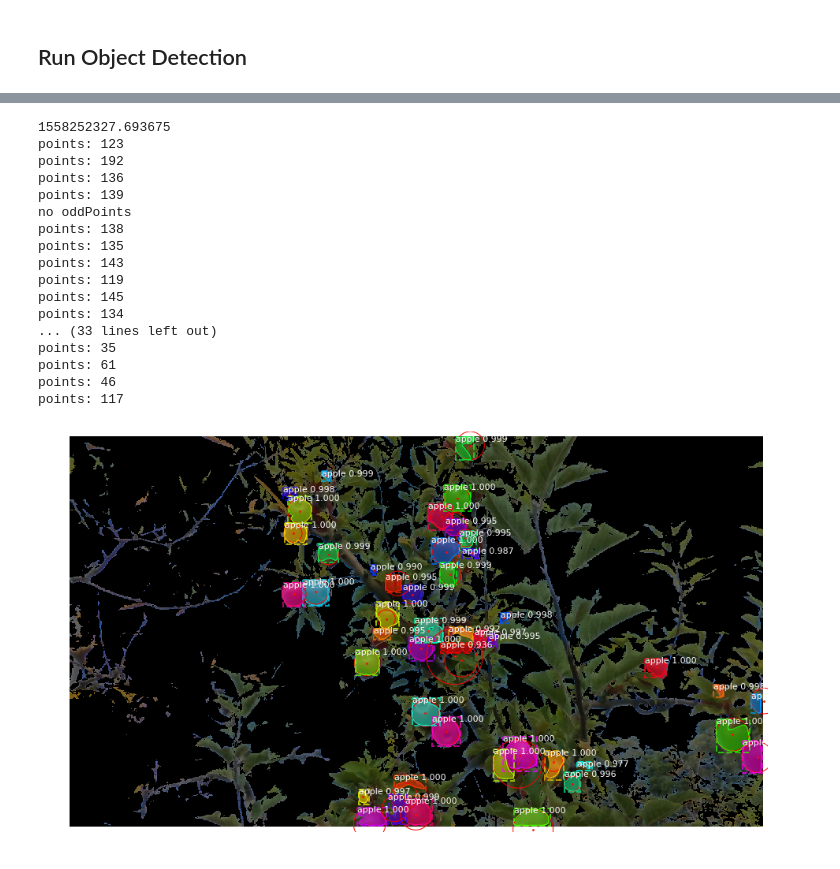
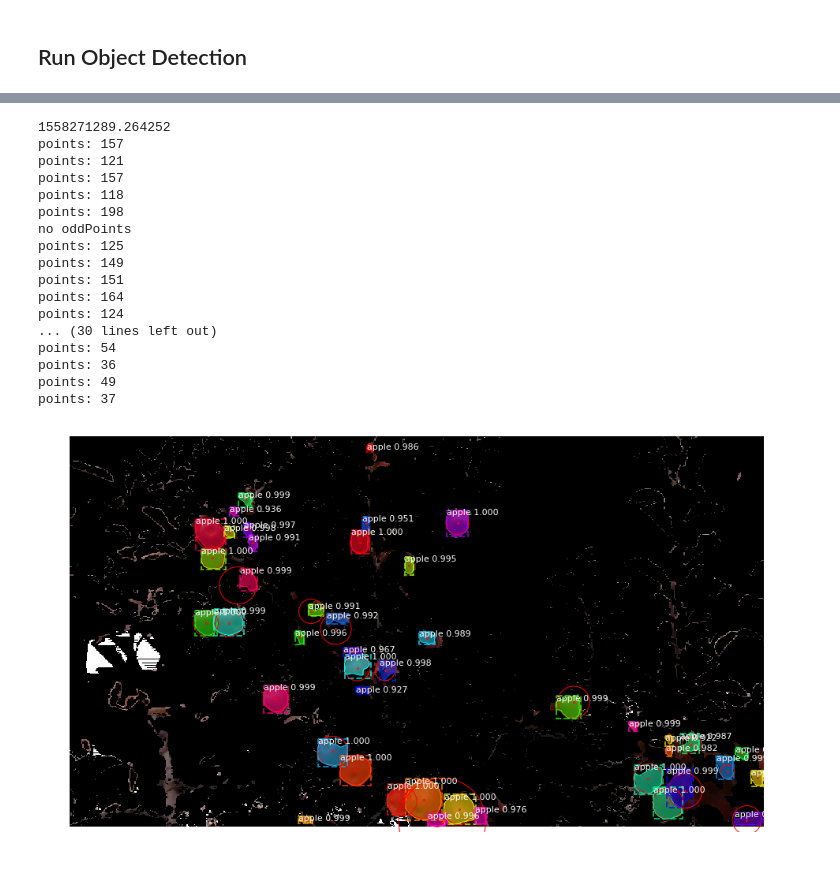
Before and after one commit to foreverben1986/Mask_RCNN, a Jupyter notebook: samples/demo.ipynb, the cells around one changed output, grey strips where cells are left out. Drawn from its saved outputs; the diff is of its cells as text; code cells hidden in the pictures.

```diff
--- a/samples/demo.ipynb
+++ b/samples/demo.ipynb
@@ -40,7 +40,7 @@ if not os.path.exists(COCO_MODEL_PATH):
 
 # Directory of images to run detection on
 # IMAGE_DIR = os.path.join(ROOT_DIR, "logs")
-IMAGE_DIR = os.path.join(ROOT_DIR, "logs_test_img")
+IMAGE_DIR = os.path.join(ROOT_DIR, "logs")
 # IMAGE_DIR = os.path.join(ROOT_DIR, "images/AusTestPic")
 
 
@@ -61,7 +61,7 @@ class InferenceConfig(apple.AppleConfig):
     # one image at a time. Batch size = GPU_COUNT * IMAGES_PER_GPU
     GPU_COUNT = 1
     IMAGES_PER_GPU = 1
-    DETECTION_MIN_CONFIDENCE = 0.90
+    DETECTION_MIN_CONFIDENCE = 0.50
 
 config = InferenceConfig()
 config.display()
@@ -161,34 +161,34 @@ points: 109
 # %%
 # Load a random image from the images folder
 #file_names = next(os.walk(IMAGE_DIR))[2]
 #image = skimage.io.imread(os.path.join(IMAGE_DIR, random.choice(file_names)))
 
-image = skimage.io.imread(os.path.join(IMAGE_DIR, "color_20190518T071146-Copy1-test.png"))
+image = skimage.io.imread(os.path.join(IMAGE_DIR, "color_20190518T072202-Copy1.png-test.png"))
 # Run detection
 logging.debug('start detect')
 results = model.detect([image], verbose=0)
 logging.debug('end detect')
 
 # Visualize results
 r = results[0]
 visualize.display_instances(image, r['rois'], r['masks'], r['class_ids'],
                             class_names, r['scores'])
 # %% [output]
-1558252327.693675
-points: 123
-points: 192
-points: 136
-points: 139
+1558271289.264252
+points: 157
+points: 121
+points: 157
+points: 118
+points: 198
 no oddPoints
-points: 138
-points: 135
-points: 143
-points: 119
-points: 145
-points: 134
-... (33 lines left out)
-points: 35
-points: 61
-points: 46
-points: 117
+points: 125
+points: 149
+points: 151
+points: 164
+points: 124
+... (30 lines left out)
+points: 54
+points: 36
+points: 49
+points: 37
-[figure, old version]
+[figure, new version]
```
Also changed, not shown: parts of 3 cells of this notebook, 6 other files.
